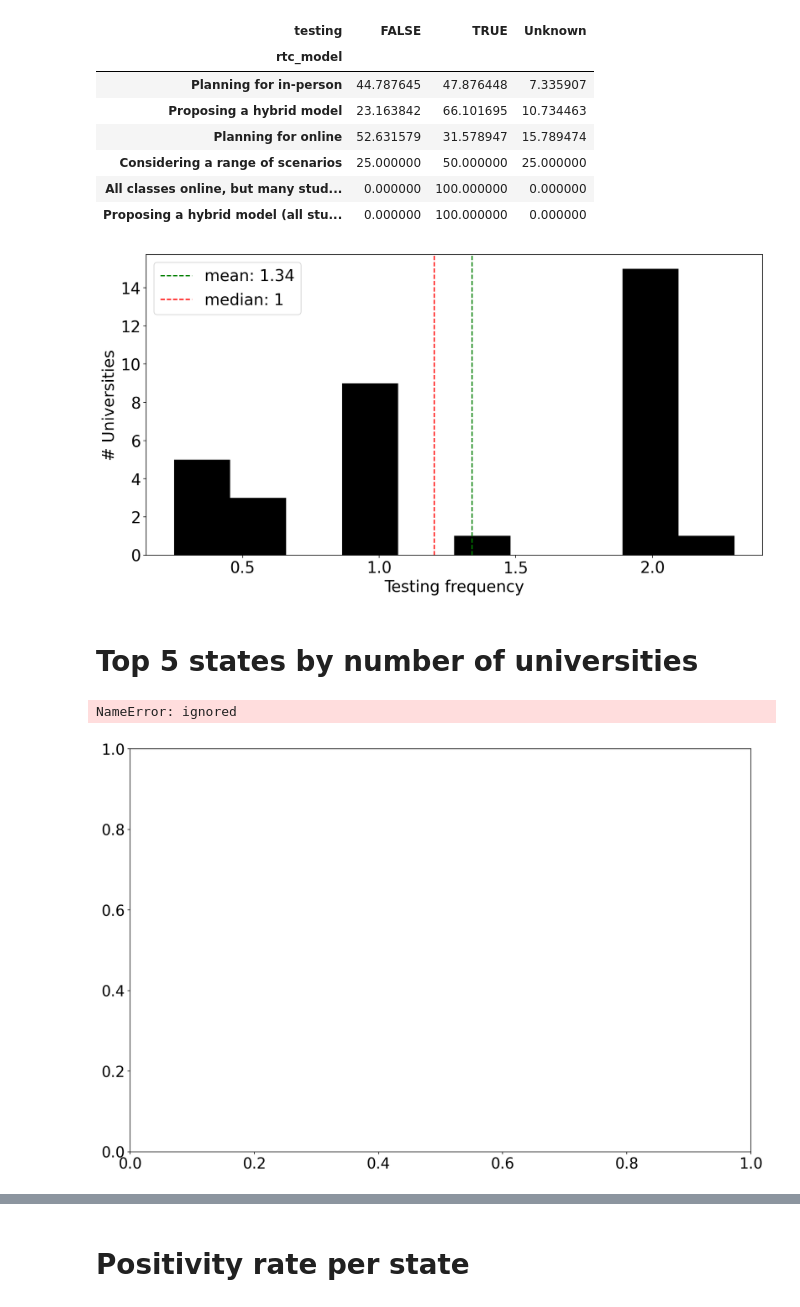
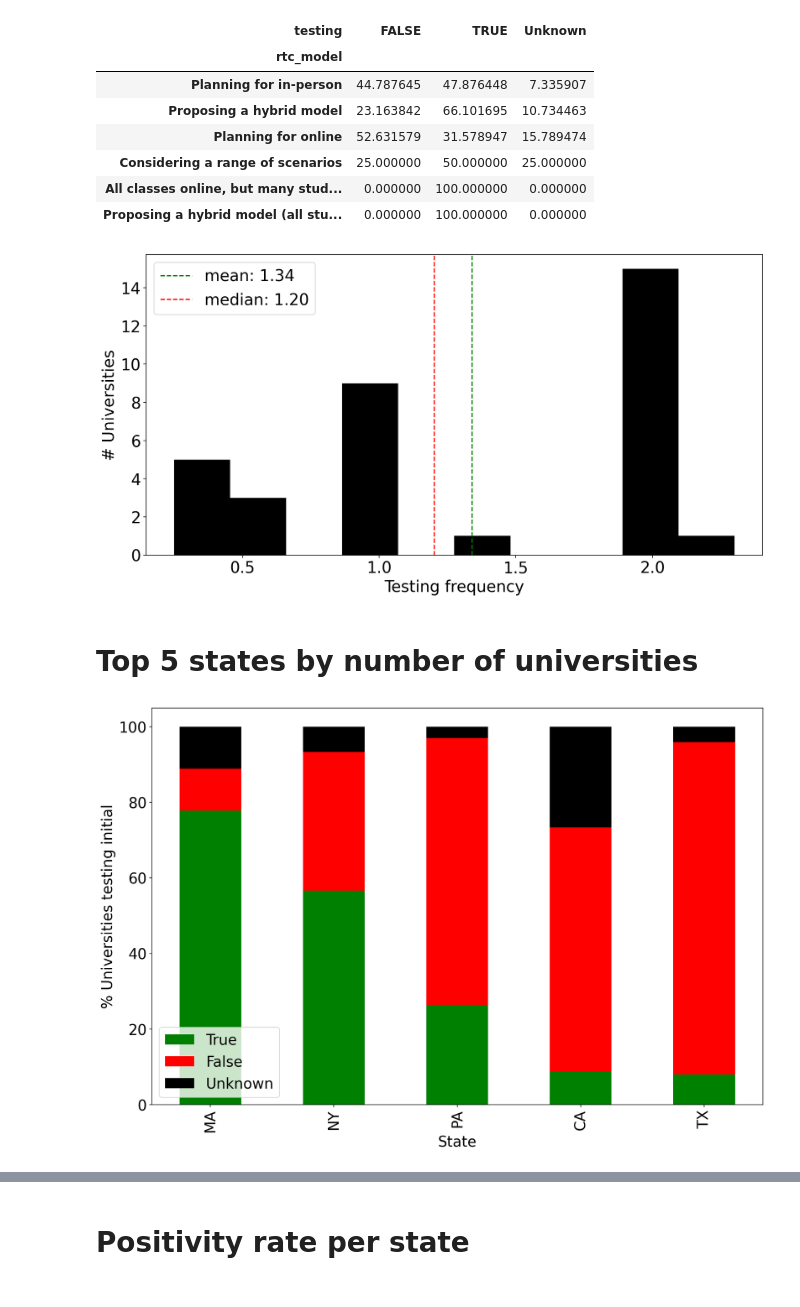
Before and after one commit to pachterlab/BTRBP_2020, a Jupyter notebook: notebooks/basic_stats.ipynb, the cells around one changed output, grey strips where cells are left out. Saved outputs shown, nothing was run; the diff lists cells and outputs as text; code cells hidden in the pictures.

```diff
--- a/notebooks/basic_stats.ipynb
+++ b/notebooks/basic_stats.ipynb
@@ -119,13 +121,13 @@ v/v.values.sum(axis=1)[:,None]*100
 | Proposing a hybrid model (all stu... | 0.000000 | 100.000000 | 0.000000 |
 # %%
 fig, ax = plt.subplots(figsize=(14,7))
-v = df.query("test_freq!=0").test_freq.values
-x = v[~np.isnan(v)]
+x = df[df.test_freq.notna()].query("test_freq>0").test_freq.values
+
 mean = x.mean()
 median = np.median(x)
 ax.hist(x, color="k")
 ax.axvline(mean, label=f"mean: {mean:,.2f}", color="green", linestyle="--")
-ax.axvline(median, label=f"median: {median:,.0f}", color="red", linestyle="--")
+ax.axvline(median, label=f"median: {median:,.2f}", color="red", linestyle="--")
 kwd = {
     "xlabel": "Testing frequency",
     "ylabel": "# Universities"
@@ -135,7 +137,7 @@ ax.legend()
 
 fig.show()
 # %% [output]
-[figure, old version]
+[figure, new version]
 # %% [markdown]
 # Top 5 states by number of universities
 # %%
@@ -143,37 +145,35 @@ v = df.groupby(['state', 'test_initial']).size().unstack(fill_value=0).sort_valu
 vp = v/v.values.sum(axis=1)[:,None]*100
 
 fig, ax = plt.subplots(figsize=(15,10))
 
 vp  = vp.loc[top_states].sort_values(by="TRUE", ascending=False)
 ind = np.arange(vp.shape[0])    # the x locations for the groups
 labels = vp.index.values
 
 
 x = vp.TRUE.values
 y = vp.FALSE.values
 z = vp.Unknown.values
-
-#width = 0.5     # the width of the bars: can also be len(x) sequence
+width = 0.5     # the width of the bars: can also be len(x) sequence
 
 ax.bar(ind, x, width,label="True", color="green")
 ax.bar(ind, y, width, bottom=x, label="False", color="red")
 ax.bar(ind, z, width, bottom=x+y, label="Unknown", color="black")
 
 kwd = {
     "xticks" : ind,
     "xticklabels": labels,
     "xlabel": "State",
     "ylabel": "% Universities testing initial"
 }
 ax.set(**kwd)
 ax.set_xticklabels(labels, rotation=90)
 ax.legend()
 
 
 fig.show()
 # %% [output]
-NameError: ignored
-[figure, old version]
+[figure, new version]
 # %%
 v = df.groupby(['state', 'test_recurring']).size().unstack(fill_value=0).sort_values(by="TRUE", ascending=False)
 vp = v/v.values.sum(axis=1)[:,None]*100
```
Also changed, not shown: parts of 15 cells of this notebook.
